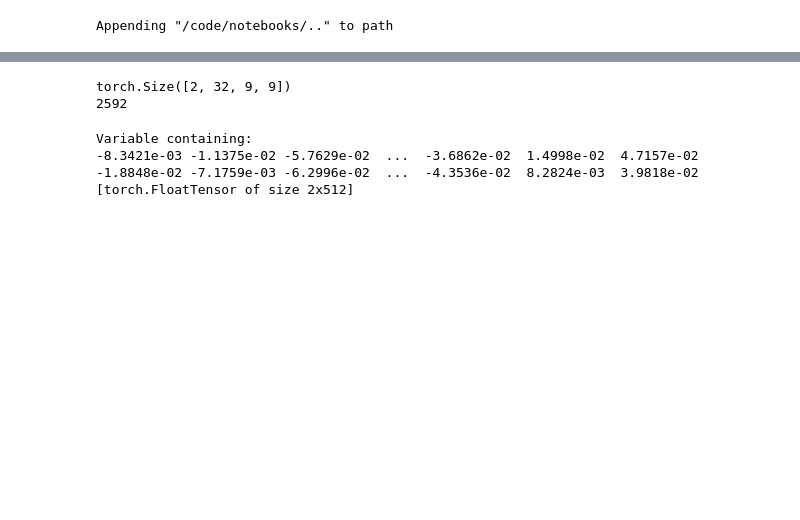
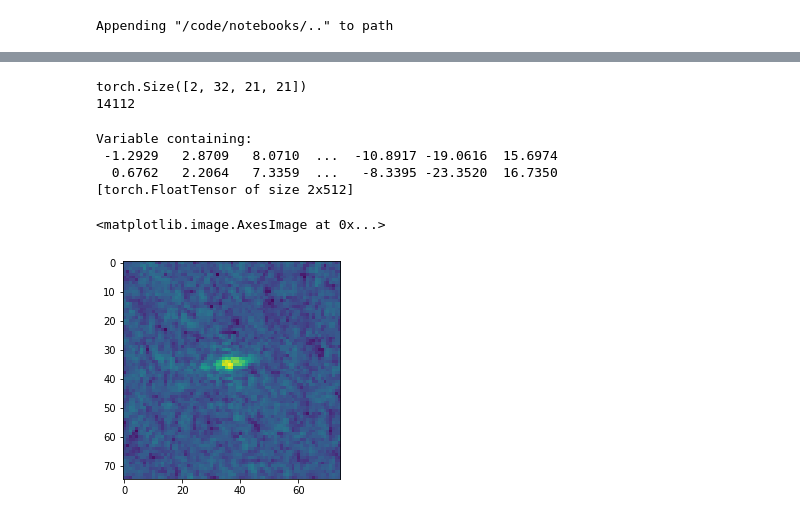
Before and after one commit to Webstep/StatoilCCoreKaggle, a Jupyter notebook: notebooks/milesg-dev.ipynb, the cells around one changed output, grey strips where cells are left out. Cells and saved outputs as stored; diff of their text form; code cells hidden in the pictures; blank space fills up the shorter version.

Commit message:
revamp double down with altered channels, wip

```diff
--- a/notebooks/milesg-dev.ipynb
+++ b/notebooks/milesg-dev.ipynb
@@ -237,0 +96,10 @@ Epoch: 35, Train loss: 0.2836 - Test loss: 0.3268 - 100.0%
+# %%
+imgs = np.array([
+    ImageTransformer.transform(
+        np.dstack([img1.reshape(75, 75),
+                   img2.reshape(75, 75)
+                  ])
+    )
+    for (img1, img2) in X.loc[0:4, ['band_1', 'band_2']].values
+]).swapaxes(-1, -2).swapaxes(-2, -3)
+imgs.shape
@@ -237,0 +112,6 @@ Epoch: 35, Train loss: 0.2836 - Test loss: 0.3268 - 100.0%
+# %%
+for img in imgs:
+    for i in range(img.shape[0]):
+        plt.imshow(img[i, :, :])
+        plt.show()
+    break
@@ -238,31 +129,40 @@ Epoch: 35, Train loss: 0.2836 - Test loss: 0.3268 - 100.0%
 # %%
 # network layer trials
 img_size = 75
+in_channels = imgs.shape[1]
+flattened_size = 14112
 
-input1_layer1_conv2d = nn.Conv2d(in_channels=3, out_channels=32,  kernel_size=5, padding=3)
-input1_layer2_conv2d = nn.Conv2d(in_channels=32, out_channels=32, kernel_size=3, padding=1)
-input1_layer3_conv2d = nn.Conv2d(in_channels=32, out_channels=32, kernel_size=3, padding=1)
+input1_layer1_conv2d = nn.Conv2d(in_channels=in_channels, out_channels=32,  kernel_size=5, padding=3)
+input1_layer2_conv2d = nn.Conv2d(in_channels=32, out_channels=64, kernel_size=5, padding=3)
+input1_layer3_conv2d = nn.Conv2d(in_channels=64, out_channels=64, kernel_size=5, padding=3)
+input1_layer4_conv2d = nn.Conv2d(in_channels=64, out_channels=32, kernel_size=5, padding=3)
 
-fc1 = nn.Linear(in_features=2592, out_features=512)
+fc1 = nn.Linear(in_features=flattened_size, out_features=512)
 pool_big = nn.MaxPool2d(kernel_size=3, stride=2, )
 pool = nn.MaxPool2d(kernel_size=2, stride=2, )
 
-pics = np.concatenate(xTrainImgs[:2], axis=0).reshape(-1, 3, img_size, img_size)
-pics = torch.FloatTensor(pics)
+
+pics = torch.FloatTensor(imgs[:2, :, :, :])
 pics = Variable(pics)
 
-pics = pool(input1_layer1_conv2d(pics))
+pics = (input1_layer1_conv2d(pics))
 pics = pool(input1_layer2_conv2d(pics))
-pics = pool(input1_layer3_conv2d(pics))
+pics = (input1_layer3_conv2d(pics))
+pics = pool(input1_layer4_conv2d(pics))
 
 print(pics.size())
 print(np.prod(pics.size()[1:]))
 
-fc1(pics.view(-1, 2592))
+fc1(pics.view(-1, flattened_size))
 # %% [output]
-torch.Size([2, 32, 9, 9])
-2592
+torch.Size([2, 32, 21, 21])
+14112
 Variable containing:
--8.3421e-03 -1.1375e-02 -5.7629e-02  ...  -3.6862e-02  1.4998e-02  4.7157e-02
--1.8848e-02 -7.1759e-03 -6.2996e-02  ...  -4.3536e-02  8.2824e-03  3.9818e-02
+ -1.2929   2.8709   8.0710  ...  -10.8917 -19.0616  15.6974
+  0.6762   2.2064   7.3359  ...   -8.3395 -23.3520  16.7350
 [torch.FloatTensor of size 2x512]
+# %%
+plt.imshow(np.swapaxes(img, 0, -1)[0, :, :])
+# %% [output]
+<matplotlib.image.AxesImage at 0x...>
+[figure, added]
```
Also changed, not shown: parts of 12 cells of this notebook, 2 other files.
